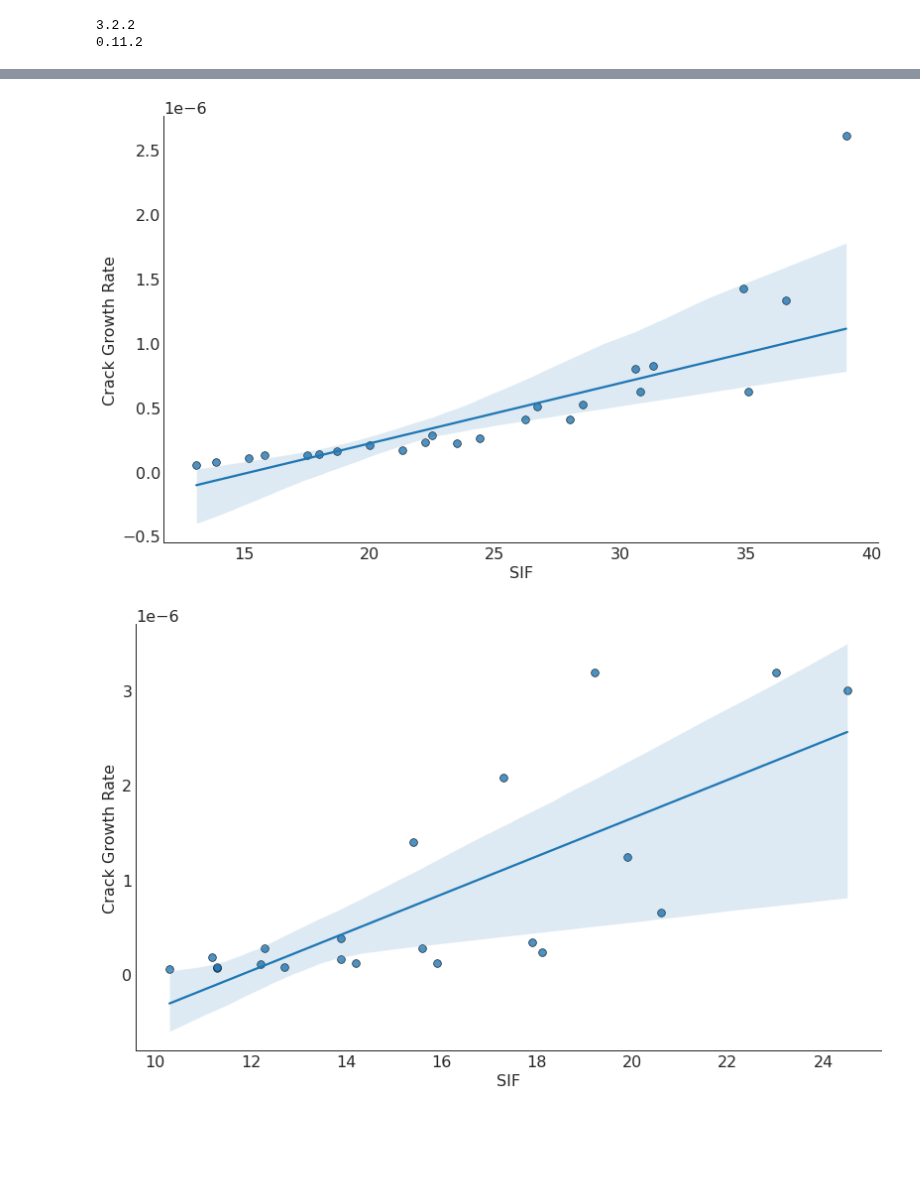
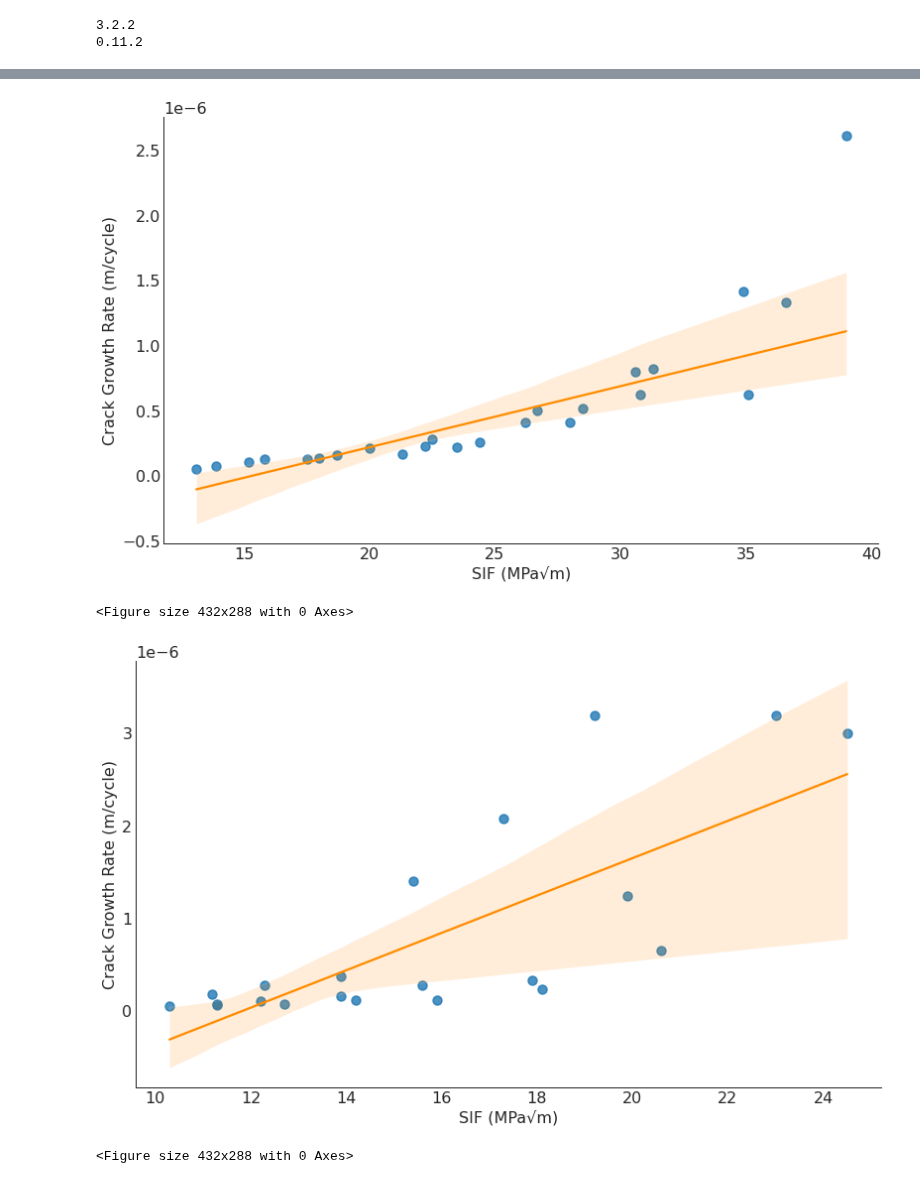
Before and after one commit to Sujal-vajire/Machine-learning-models, a Jupyter notebook: Comparative_Study_of_Various_Machine_Learning_Models_to_Predict_Fatigue_Crack_Growth_Rate.ipynb, the cells around one changed output, grey strips where cells are left out. Cells and saved outputs as stored; diff of their text form; code cells hidden in the pictures; blank space fills up the shorter version.

```diff
--- a/Comparative_Study_of_Various_Machine_Learning_Models_to_Predict_Fatigue_Crack_Growth_Rate.ipynb
+++ b/Comparative_Study_of_Various_Machine_Learning_Models_to_Predict_Fatigue_Crack_Growth_Rate.ipynb
@@ -112,17 +132,27 @@ gridobj = sns.lmplot(x="SIF", y="Crack Growth Rate", data=XZSR,
 # %%
 sns.set_style("white")
 gridobj = sns.lmplot(x="SIF", y="Crack Growth Rate", data=XZHT,
-                     height=7, aspect=1.6, robust=True, palette='tab10',
-                     scatter_kws=dict(s=60, linewidths=.7, edgecolors='black'))
+                     height=7, aspect=1.6, line_kws={'color': 'darkorange'}, robust=True, palette='tab10',
+                     scatter_kws=dict(s=80, linewidths=1.5))
+plt.xlabel('SIF (MPa√m)')
+plt.ylabel('Crack Growth Rate (m/cycle)')
+plt.show()
+plt.savefig("HTXZ.png", format="png", dpi=1200)
 # %% [output]
-[figure, old version]
+[figure, new version]
+<Figure size 432x288 with 0 Axes>
 # %%
 sns.set_style("white")
 gridobj = sns.lmplot(x="SIF", y="Crack Growth Rate", data=ZXAB,
-                     height=7, aspect=1.6, robust=True, palette='tab10',
-                     scatter_kws=dict(s=60, linewidths=.7, edgecolors='black'))
+                     height=7, aspect=1.6, line_kws={'color': 'darkorange'}, robust=True, palette='tab10',
+                     scatter_kws=dict(s=80, linewidths=1.5))
+plt.xlabel('SIF (MPa√m)')
+plt.ylabel('Crack Growth Rate (m/cycle)')
+plt.show()
+plt.savefig("ABZX.png", format="png", dpi=1200)
 # %% [output]
-[figure, old version]
+[figure, new version]
+<Figure size 432x288 with 0 Axes>
 # %%
 sns.set_style("white")
 gridobj = sns.lmplot(x="SIF", y="Crack Growth Rate", data=ZXSR,
```
Also changed, not shown: parts of 8 cells of this notebook.
